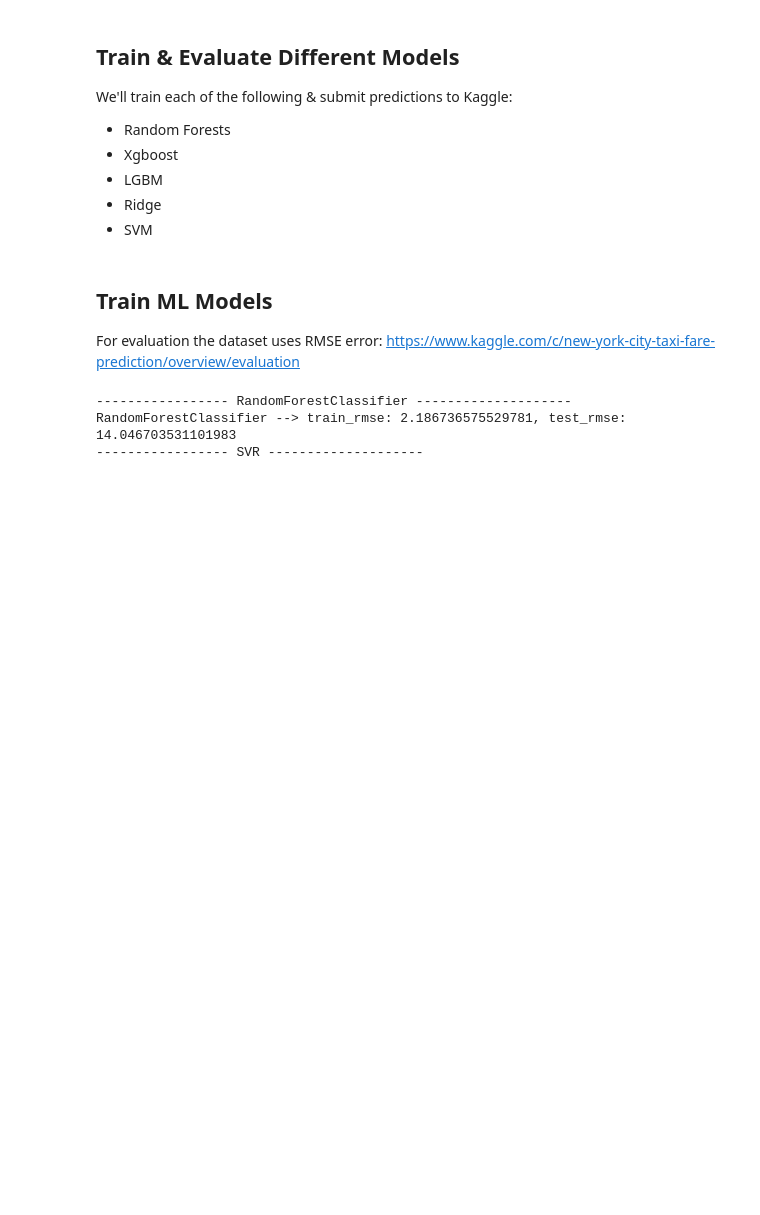
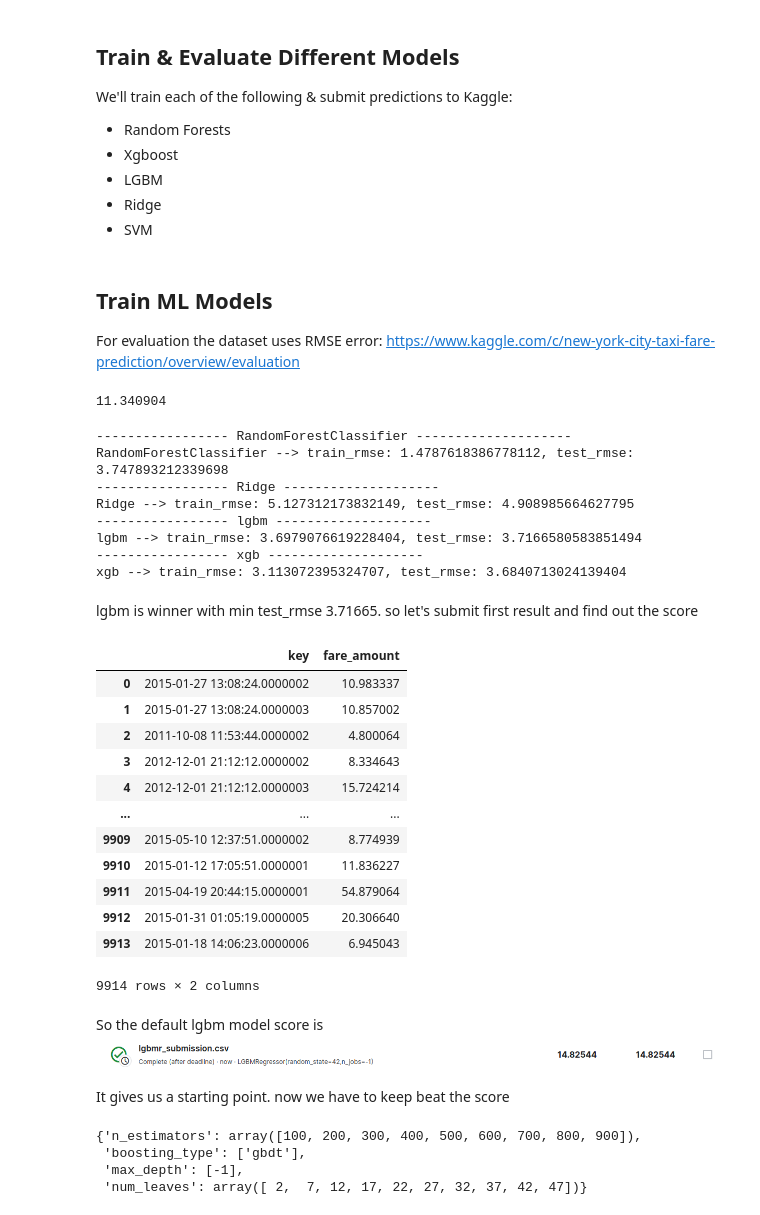
Before and after one commit to vivekpatel99/NY-taxi-fare-prediction, a Jupyter notebook: NY_Taxi_Fare_Prediction.ipynb, the cells around one changed output. Cells and saved outputs as stored; diff of their text form; code cells hidden in the pictures; blank space fills up the shorter version.

```diff
--- a/NY_Taxi_Fare_Prediction.ipynb
+++ b/NY_Taxi_Fare_Prediction.ipynb
@@ -480,10 +490,10 @@ https://www.kaggle.com/c/new-york-city-taxi-fare-prediction/overview/evaluation
 # %%
 def evaluate(model_name, model):
     train_preds = model.predict(X_train)
-    train_rmse = mse(y_train, train_preds, squared=True)
+    train_rmse = mse(y_train, train_preds, squared=False)
 
     test_preds = model.predict(X_test)
-    test_rmse = mse(y_test, test_preds, squared=True)
+    test_rmse = mse(y_test, test_preds, squared=False)
 
     print(f'{model_name} --> train_rmse: {train_rmse}, test_rmse: {test_rmse}')
     return train_rmse, test_rmse, train_preds, test_preds
@@ -492,22 +502,55 @@ def predict_and_submit(model, fname):
     test_preds = model.predict(taxi_fare_test_df)
     sub_df = pd.read_csv(data_dir+'/sample_submission.csv')
     sub_df['fare_amount'] = test_preds
-    sub_df.to_csv(fname, index=None)
+    sub_df.to_csv(f'{fname}.csv', index=None)
     return sub_df
 # %%
 model_dict = {
     'RandomForestClassifier': RandomForestRegressor(random_state=42, n_jobs=-1),
-    'SVR':SVR(),
     'Ridge':Ridge(random_state=42),
     'lgbm':LGBMRegressor(random_state=42,n_jobs=-1),
     'xgb':XGBRegressor(random_state=42, n_jobs=-1)
 }
+# %%
+y_train.mean()
+# %% [output]
+11.340904
 # %%
+model_trained_dict = {}
 for model_name, model in model_dict.items():
     print(f'----------------- {model_name} --------------------')
     model.fit(X_train, y_train)
     evaluate(model_name, model)
+    model_trained_dict[model_name] = model
 # %% [output]
 ----------------- RandomForestClassifier --------------------
-RandomForestClassifier --> train_rmse: 2.186736575529781, test_rmse: 14.046703531101983
------------------ SVR --------------------
+RandomForestClassifier --> train_rmse: 1.4787618386778112, test_rmse: 3.747893212339698
+----------------- Ridge --------------------
+Ridge --> train_rmse: 5.127312173832149, test_rmse: 4.908985664627795
+----------------- lgbm --------------------
+lgbm --> train_rmse: 3.6979076619228404, test_rmse: 3.7166580583851494
+----------------- xgb --------------------
+xgb --> train_rmse: 3.113072395324707, test_rmse: 3.6840713024139404
+# %% [markdown]
+lgbm is winner with min test_rmse 3.71665. so let's submit first result and find out the score
+# %%
+predict_and_submit(model_trained_dict['lgbm'], 'lgbmr_submission')
+# %% [output]
+|  | key | fare_amount |
+| 0 | 2015-01-27 13:08:24.0000002 | 10.983337 |
+| 1 | 2015-01-27 13:08:24.0000003 | 10.857002 |
+| 2 | 2011-10-08 11:53:44.0000002 | 4.800064 |
+| 3 | 2012-12-01 21:12:12.0000002 | 8.334643 |
+| 4 | 2012-12-01 21:12:12.0000003 | 15.724214 |
+| ... | ... | ... |
+| 9909 | 2015-05-10 12:37:51.0000002 | 8.774939 |
+| 9910 | 2015-01-12 17:05:51.0000001 | 11.836227 |
+| 9911 | 2015-04-19 20:44:15.0000001 | 54.879064 |
+| 9912 | 2015-01-31 01:05:19.0000005 | 20.306640 |
+| 9913 | 2015-01-18 14:06:23.0000006 | 6.945043 |
+9914 rows × 2 columns
+# %% [markdown]
+So the default lgbm model score is \
+![image.png](attachment:image.png)
+
+It gives us a starting point. now we have to keep beat the score
@@ -513,0 +566,7 @@ RandomForestClassifier --> train_rmse: 2.186736575529781, test_rmse: 14.04670353
+# %%
+param_drid
+# %% [output]
+{'n_estimators': array([100, 200, 300, 400, 500, 600, 700, 800, 900]),
+ 'boosting_type': ['gbdt'],
+ 'max_depth': [-1],
+ 'num_leaves': array([ 2,  7, 12, 17, 22, 27, 32, 37, 42, 47])}
```
Also changed, not shown: parts of 20 cells of this notebook, 2 other files.
